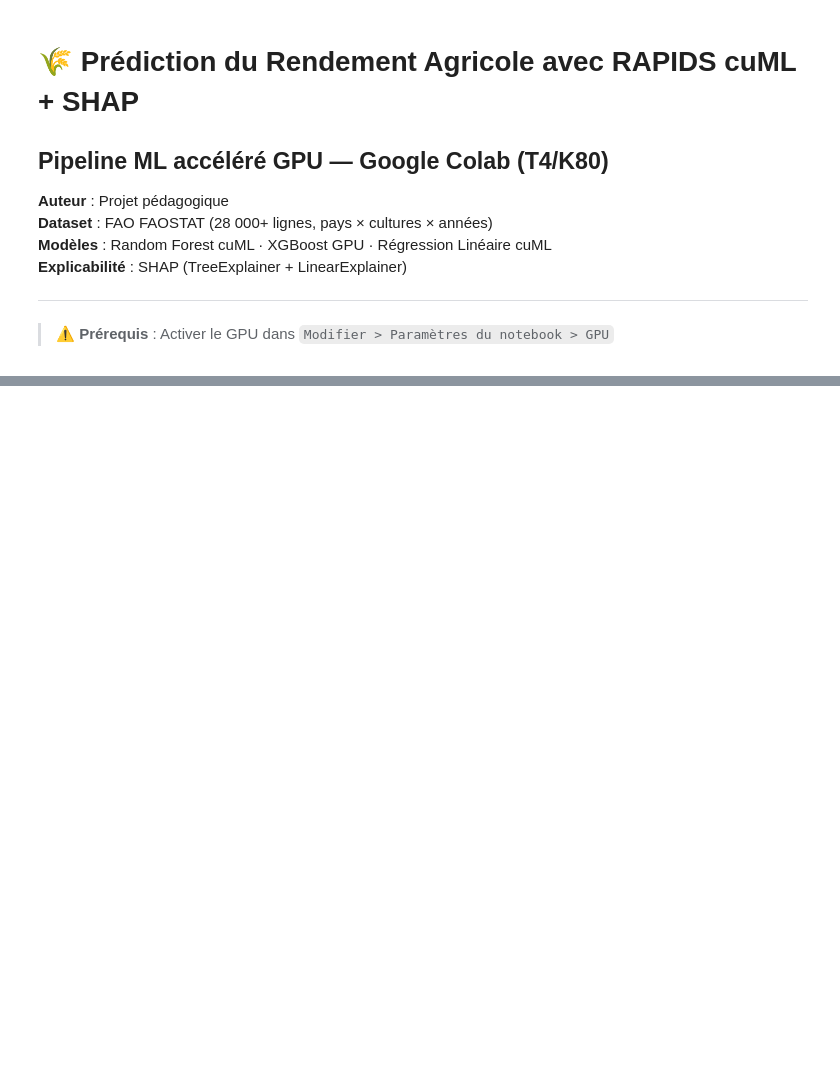
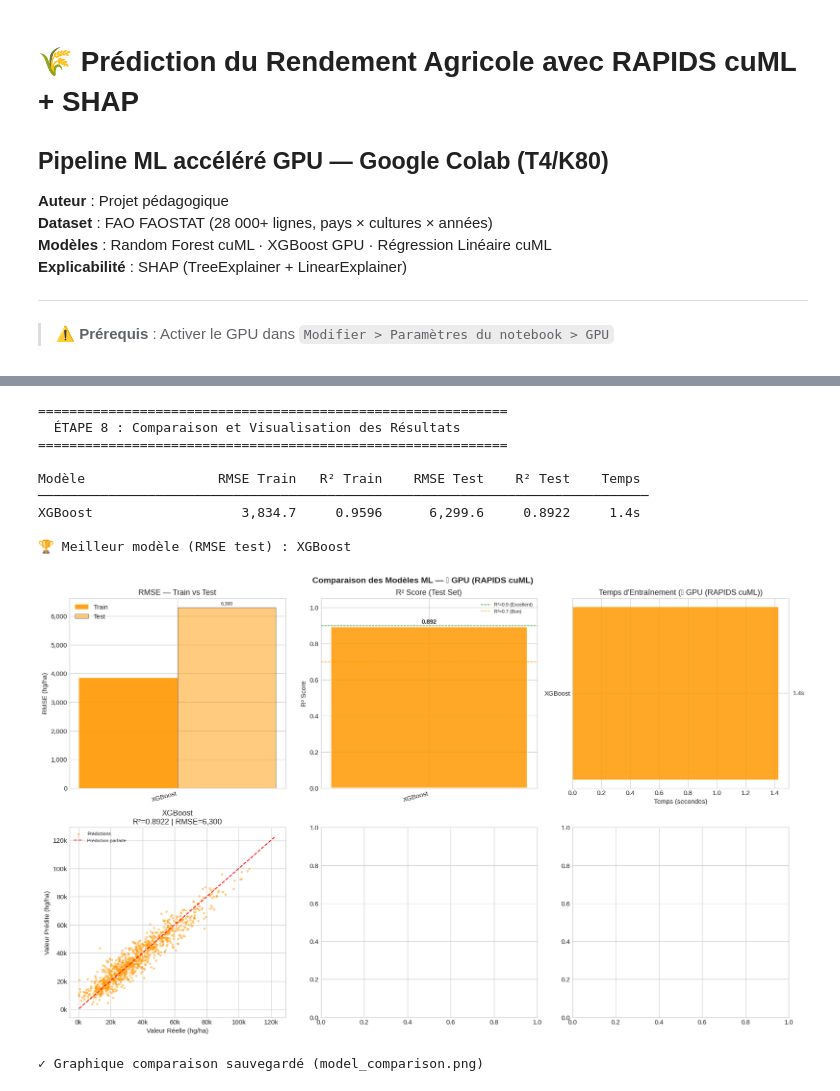
Before and after one commit to anassbr1/Projet-Syst-mes-Distribu-s-Projet18-, a Jupyter notebook: agriculture_yield_pipeline.ipynb, the cells around one changed output, grey strips where cells are left out. Cells and saved outputs as stored; diff of their text form; code cells hidden in the pictures; blank space fills up the shorter version.

```diff
--- a/agriculture_yield_pipeline.ipynb
+++ b/agriculture_yield_pipeline.ipynb
@@ -1070,11 +1317,18 @@ print("=" * 50)
 # %%
 # ============================================================
-# CELLULE 9 : COMPARAISON DES MODÈLES
+# CELLULE 9 : COMPARAISON DES MODÈLES (adaptée)
 # ============================================================
+import matplotlib.pyplot as plt
+import numpy as np
+
 print("=" * 60)
 print("  ÉTAPE 8 : Comparaison et Visualisation des Résultats")
 print("=" * 60)
 print()
+
+# Définir le message GPU si non existant
+if 'GPU_MSG' not in dir():
+    GPU_MSG = "GPU (cuML)" if USE_GPU else "CPU (scikit-learn)"
 
 trained_models = {k: v for k, v in results.items() if v.get('trained', False)}
 
@@ -1087,14 +1341,14 @@ for name, res in trained_models.items():
           f"{res['rmse_test']:>12,.1f} {res['r2_test']:>10.4f} "
           f"{res['train_time']:>7.1f}s")
 
-best_model_name = min(trained_models, key=lambda k: trained_models[k]['rmse_test'])
-print(f"\n🏆 Meilleur modèle (RMSE test) : {best_model_name}")
+if trained_models:
+    best_model_name = min(trained_models, key=lambda k: trained_models[k]['rmse_test'])
+    print(f"\n🏆 Meilleur modèle (RMSE test) : {best_model_name}")
+else:
+    print("\n⚠ Aucun modèle entraîné avec succès")
 
 # ── Graphiques comparatifs ─────────────────────────────────
-n_models = len(trained_models)
-if n_models == 0:
-    print("⚠ Aucun modèle entraîné avec succès")
-else:
+if len(trained_models) > 0:
     fig, axes = plt.subplots(2, 3, figsize=(18, 11))
     fig.suptitle(f'Comparaison des Modèles ML — {GPU_MSG}',
                  fontsize=14, fontweight='bold')
@@ -1102,7 +1356,7 @@ else:
     model_names = list(trained_models.keys())
     colors = [trained_models[m]['color'] for m in model_names]
 
-    # ── Plot 1 : RMSE comparaison ──────────────────────────
+    # Plot 1 : RMSE
     ax = axes[0, 0]
     x = np.arange(len(model_names))
     width = 0.35
@@ -1123,7 +1377,7 @@ else:
                     xytext=(0, 3), textcoords='offset points',
                     ha='center', va='bottom', fontsize=8)
 
-    # ── Plot 2 : R² comparaison ────────────────────────────
+    # Plot 2 : R²
     ax = axes[0, 1]
     bars_r2 = ax.bar(model_names,
                      [trained_models[m]['r2_test'] for m in model_names],
@@ -1140,7 +1394,7 @@ else:
         ax.text(bar.get_x() + bar.get_width()/2., h + 0.01,
                 f'{h:.3f}', ha='center', va='bottom', fontsize=10, fontweight='bold')
 
-    # ── Plot 3 : Temps d'entraînement ─────────────────────
+    # Plot 3 : Temps d'entraînement
     ax = axes[0, 2]
     times = [trained_models[m]['train_time'] for m in model_names]
     bars_t = ax.barh(model_names, times, color=colors, alpha=0.85)
@@ -1149,33 +1403,45 @@ else:
     for bar, t in zip(bars_t, times):
         ax.text(bar.get_width() + 0.1, bar.get_y() + bar.get_height()/2,
                 f'{t:.1f}s', va='center', fontsize=10)
 
-    # ── Plots 4-6 : Prédictions vs Réalité ────────────────
+    # Plots 4-6 : Prédictions vs Réalité (max 3 modèles)
     for idx, (name, res) in enumerate(list(trained_models.items())[:3]):
         ax = axes[1, idx]
         y_true = y_test
         y_pred = res['pred_test']
 
-        # Scatter plot (échantillon pour lisibilité)
         n_sample = min(1000, len(y_true))
         idx_sample = np.random.choice(len(y_true), n_sample, replace=False)
         ax.scatter(y_true[idx_sample], y_pred[idx_sample],
                    alpha=0.4, s=8, color=res['color'], label='Prédictions')
 
-        # Ligne parfaite
         min_val = min(y_true.min(), y_pred.min())
         max_val = max(y_true.max(), y_pred.max())
         ax.plot([min_val, max_val], [min_val, max_val], 'r--',
                 linewidth=1.5, label='Prédiction parfaite')
 
         ax.set_xlabel('Valeur Réelle (hg/ha)')
         ax.set_ylabel('Valeur Prédite (hg/ha)')
         ax.set_title(f'{name}\nR²={res["r2_test"]:.4f} | RMSE={res["rmse_test"]:,.0f}')
         ax.legend(fontsize=8)
         ax.xaxis.set_major_formatter(plt.FuncFormatter(lambda v, p: f'{v/1000:.0f}k'))
         ax.yaxis.set_major_formatter(plt.FuncFormatter(lambda v, p: f'{v/1000:.0f}k'))
 
     plt.tight_layout()
     plt.savefig('model_comparison.png', dpi=100, bbox_inches='tight')
     plt.show()
     print("✓ Graphique comparaison sauvegardé (model_comparison.png)")
+else:
+    print("⚠ Pas de graphique car aucun modèle n'a réussi.")
+# %% [output]
+============================================================
+  ÉTAPE 8 : Comparaison et Visualisation des Résultats
+============================================================
+
+Modèle                 RMSE Train   R² Train    RMSE Test    R² Test    Temps
+──────────────────────────────────────────────────────────────────────────────
+XGBoost                   3,834.7     0.9596      6,299.6     0.8922     1.4s
+
+🏆 Meilleur modèle (RMSE test) : XGBoost
+[figure, added]
+✓ Graphique comparaison sauvegardé (model_comparison.png)
```
Also changed, not shown: parts of 18 cells of this notebook.
